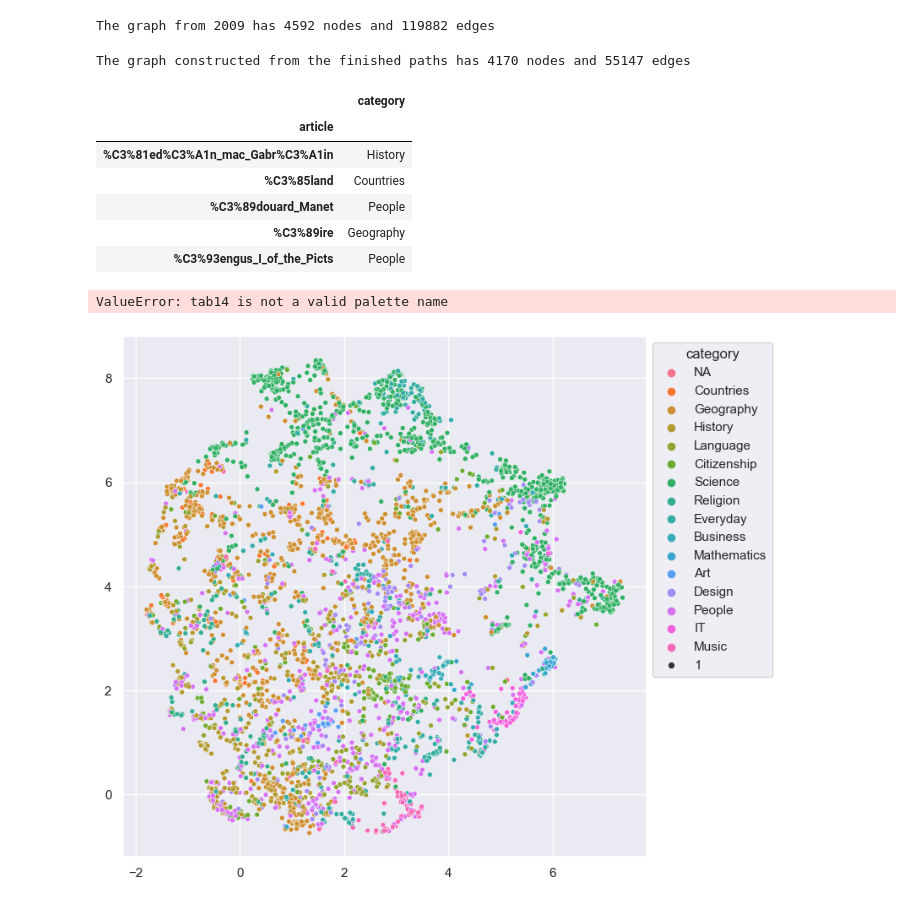
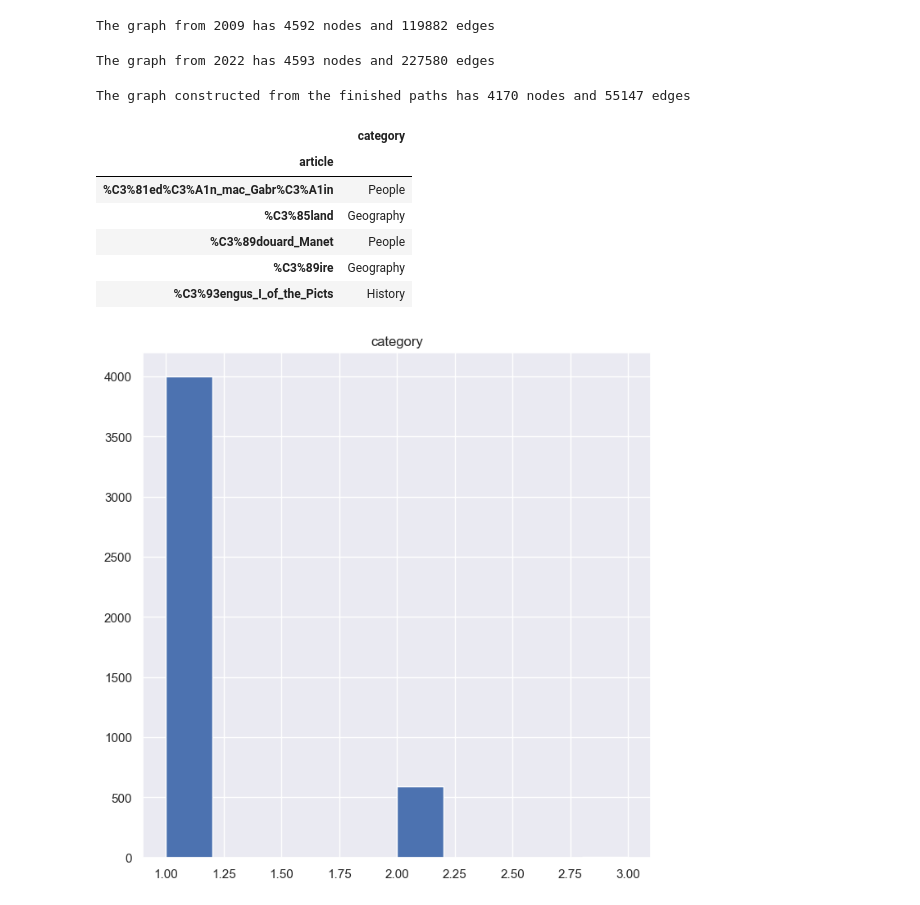
Before and after one commit to epfl-ada/ada-2022-project-deadmaus, a Jupyter notebook: graph_analysis.ipynb, the cells around one changed output. Cells and saved outputs as stored; diff of their text form; code cells hidden in the pictures.

```diff
--- a/graph_analysis.ipynb
+++ b/graph_analysis.ipynb
@@ -21,0 +19,3 @@ links_2009.head()
+# %%
+links_2022 = pd.read_csv('./wikispeedia_paths-and-graph/links22.tsv', delim_whitespace=True, comment='#')
+links_2022.nunique()
@@ -40,13 +44,25 @@ for l, r in links_2009.iterrows():
 print(f"The graph from 2009 has {graph_2009.number_of_nodes()} nodes and {graph_2009.number_of_edges()} edges")
 # %% [output]
 The graph from 2009 has 4592 nodes and 119882 edges
+# %%
+graph_2022 = nx.DiGraph()
+
+for l, r in links_2022.iterrows():
+    graph_2022.add_edge(r['linkSource'], r['linkTarget'])
+
+print(f"The graph from 2022 has {graph_2022.number_of_nodes()} nodes and {graph_2022.number_of_edges()} edges")
+# %% [output]
+The graph from 2022 has 4593 nodes and 227580 edges
 # %%
 graph_wikispeedia_paths = nx.DiGraph()
 
 for l, r in wikispeedia_paths.iterrows():
     path = r['path'].split(';')
     for i in range(len(path)-1):
-        graph_wikispeedia_paths.add_edge(path[i], path[i+1])
+        if graph_wikispeedia_paths.has_edge(path[i], path[i+1]):
+            graph_wikispeedia_paths[path[i]][path[i+1]]['weight'] += 1
+        else:
+            graph_wikispeedia_paths.add_edge(path[i], path[i+1], weight=1)
 
 print(f"The graph constructed from the finished paths has {graph_wikispeedia_paths.number_of_nodes()}"
       f" nodes and {graph_wikispeedia_paths.number_of_edges()} edges")
@@ -70,49 +94,38 @@ else:
     model_wikispeedia_paths.save(MODEL_PATH_WIKISPEEDIA_PATHS)
 # %%
 wiki_2009_categories = pd.read_csv('./wikispeedia_paths-and-graph/categories.tsv', delim_whitespace=True, names=['article', 'category'], comment='#')
+wiki_2009_categories.groupby('article').count().hist()
 wiki_2009_categories = wiki_2009_categories.groupby('article').sample(1)
 wiki_2009_categories['category'] = wiki_2009_categories['category'].str.extract(r'subject\.([a-zA-Z]*)')
 wiki_2009_categories = wiki_2009_categories.set_index('article')
-article_2_cat = wiki_2009_categories.to_dict()['category']
+article_cat = wiki_2009_categories.to_dict()['category']
 wiki_2009_categories.head()
 # %% [output]
 |  | category |
 | article |  |
-| %C3%81ed%C3%A1n_mac_Gabr%C3%A1in | History |
-| %C3%85land | Countries |
+| %C3%81ed%C3%A1n_mac_Gabr%C3%A1in | People |
+| %C3%85land | Geography |
 | %C3%89douard_Manet | People |
 | %C3%89ire | Geography |
-| %C3%93engus_I_of_the_Picts | People |
+| %C3%93engus_I_of_the_Picts | History |
+[figure, added]
 # %%
-reducer = umap.UMAP()
-embedding_2009 = reducer.fit_transform(model_2009.wv.get_normed_vectors())
+def map_categories(model, article_2_cat):
+    cat = []
+    for k in model.wv.key_to_index.keys():
+        if k in article_2_cat:
+            cat.append(article_2_cat[k])
+        else:
+            cat.append("NA")
 
-cat = []
-for k in model_2009.wv.key_to_index.keys():
-    if k in article_2_cat:
-        cat.append(article_2_cat[k])
-    else:
-        cat.append("NA")
+    return cat
 
-palette = {k:v for (k, v) in zip(set(cat), sns.color_palette('tab20'))}
-
-sns.set(rc={'figure.figsize':(8,8)})
-ax = sns.scatterplot(x=embedding_2009[:, 0], y=embedding_2009[:, 1], size=1, data=pd.DataFrame({'category':cat}), hue='category', palette=palette)
-sns.move_legend(ax, "upper left", bbox_to_anchor=(1, 1))
+def plot_embedding(embedding, cat, title):
+    palette = {k:v for (k, v) in zip(set(cat), sns.color_palette('tab20'))}
+    sns.set(rc={'figure.figsize':(8,8)})
+    ax = sns.scatterplot(x=embedding[:, 0], y=embedding[:, 1], size=1, data=pd.DataFrame({'category':cat}), hue='category', palette=palette)
+    handles, labels = plt.gca().get_legend_handles_labels()
+    tmp = sorted(list(zip(handles, labels)), key=lambda x: x[1])[1:]
+    plt.legend([x[0] for x in tmp],[x[1] for x in tmp])
+    plt.title(title)
+    sns.move_legend(ax, "upper left", bbox_to_anchor=(1, 1))
-# %% [output]
-ValueError: tab14 is not a valid palette name
-# %%
-reducer = umap.UMAP()
-embedding_wikispeedia_paths = reducer.fit_transform(model_wikispeedia_paths.wv.get_normed_vectors())
-
-cat = []
-for k in model_wikispeedia_paths.wv.key_to_index.keys():
-    if k in article_2_cat:
-        cat.append(article_2_cat[k])
-    else:
-        cat.append("NA")
-
-ax = sns.scatterplot(x=embedding_wikispeedia_paths[:, 0], y=embedding_wikispeedia_paths[:, 1], size=1, data=pd.DataFrame({'category':cat}), hue='category')
-sns.move_legend(ax, "upper left", bbox_to_anchor=(1, 1))
-# %% [output]
-[figure, removed]
```
Also changed, not shown: parts of 10 cells of this notebook.
